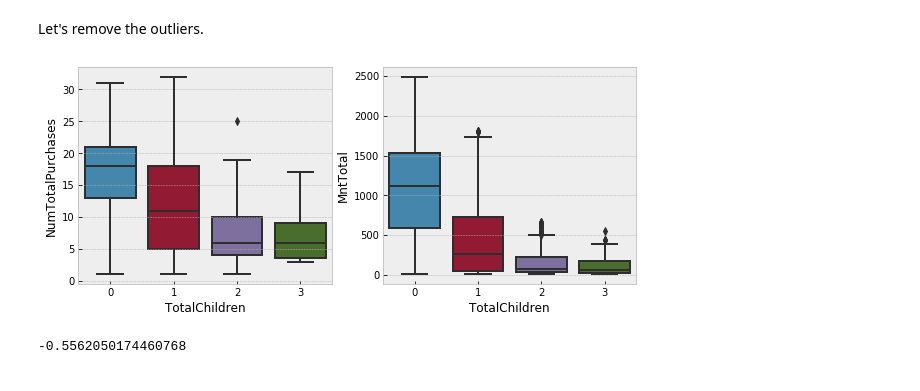
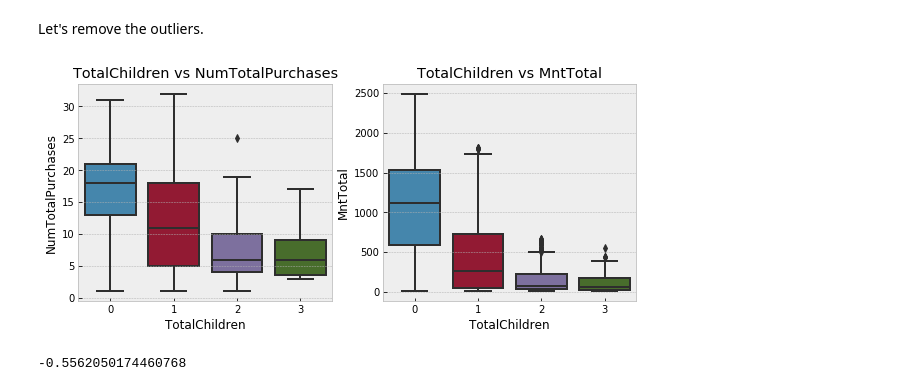
Before and after one commit to Danielgmelo/ifood, a Jupyter notebook: my_project/notebooks/segmentation.ipynb, the cells around one changed output. Cells and saved outputs as stored; diff of their text form; code cells hidden in the pictures.

```diff
--- a/my_project/notebooks/segmentation.ipynb
+++ b/my_project/notebooks/segmentation.ipynb
@@ -130,10 +123,10 @@ children_outliers_removed = pd.concat([one_children, two_children, three_childre
 # %%
 fig, (ax, ax1) = plt.subplots(1,2, figsize=(10,4))
 
-sns.boxplot(x=children_outliers_removed['TotalChildren'], y=children_outliers_removed['NumTotalPurchases'], ax=ax)
-sns.boxplot(x=children_outliers_removed['TotalChildren'], y=children_outliers_removed['MntTotal'], ax=ax1);
+sns.boxplot(x=children_outliers_removed['TotalChildren'], y=children_outliers_removed['NumTotalPurchases'], ax=ax), ax.set_title('TotalChildren vs NumTotalPurchases')
+sns.boxplot(x=children_outliers_removed['TotalChildren'], y=children_outliers_removed['MntTotal'], ax=ax1),  ax1.set_title('TotalChildren vs MntTotal');
 # %% [output]
-[figure, old version]
+[figure, new version]
 # %%
 #using bool column
 children_outliers_removed_corr = children_outliers_removed['TotalChildren'].apply(lambda x: 1 if x > 0 else 0).corr(children_outliers_removed['MntTotal'])
```
Also changed, not shown: parts of 15 cells of this notebook, 7 other files.
